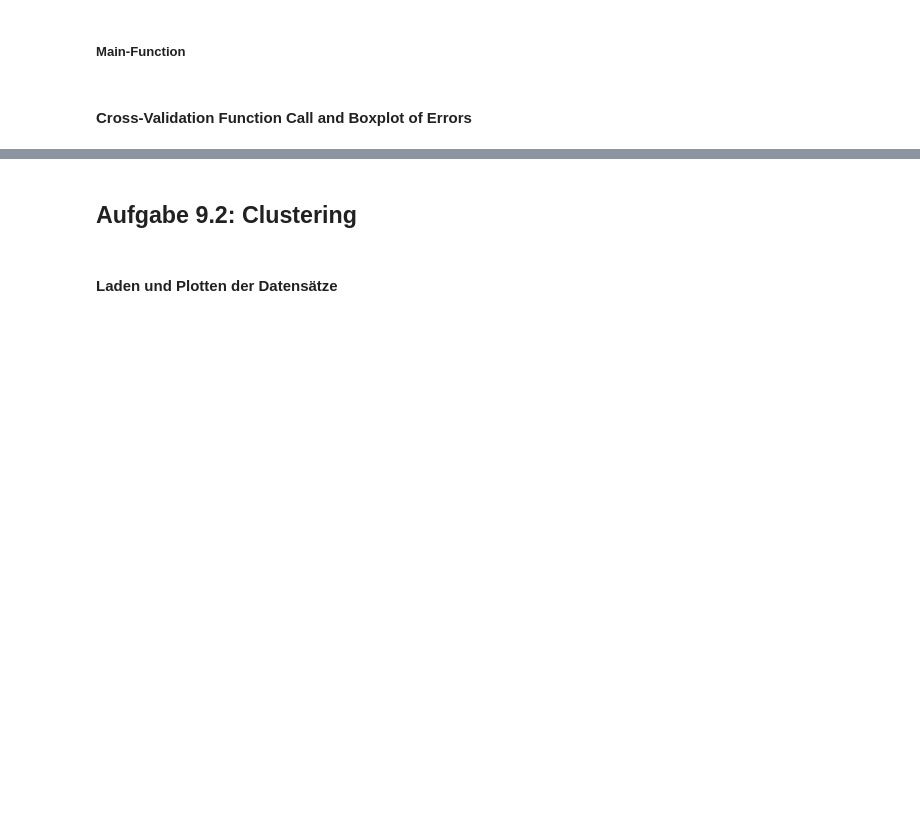
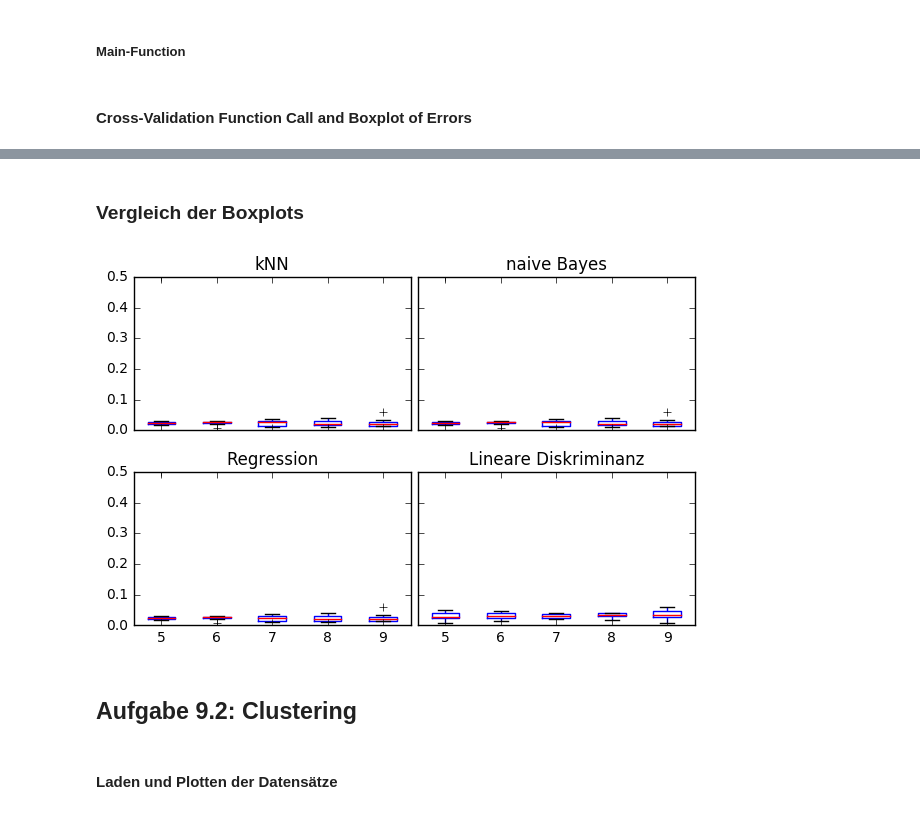
Before and after one commit to aliceziegler/Data_science_git_repo, a Jupyter notebook: Blatt 09/Übungsblatt 9.ipynb, the cells around one changed output, grey strips where cells are left out. Saved outputs shown, nothing was run; the diff lists cells and outputs as text; code cells hidden in the pictures; blank space fills up the shorter version.

```diff
--- a/Blatt 09/Übungsblatt 9.ipynb
+++ b/Blatt 09/Übungsblatt 9.ipynb
@@ -528,3 +530,27 @@ plt.show()
+# %% [markdown]
+### Vergleich der Boxplots ###
+# %%
+plt.close('all')
+fig, ((ax1, ax2), (ax3, ax4)) = plt.subplots(nrows=2, ncols=2, sharey='row', sharex='col')
+
+plt1 = ax1.boxplot(kNNError1,positions=range(5,10))
+ax1.set_title('kNN')
+
+plt2 = ax2.boxplot(naiveBayesError1,positions=range(5,10))
+ax2.set_title('naive Bayes')
+
+plt3 = ax3.boxplot(regressionError1,positions=range(5,10))
+ax3.set_title('Regression')
+
+plt4 = ax4.boxplot(linearDiscriminationError1,positions=range(5,10))
+ax4.set_title('Lineare Diskriminanz')
+
+
+plt.tight_layout(pad=0.4, w_pad=0.5, h_pad=1.0)
+
+plt.show()
+# %% [output]
+[figure, added]
 # %% [markdown]
 ## Aufgabe 9.2: Clustering ##
 # %% [markdown]
```
Also changed, not shown: parts of 1 cell of this notebook.
